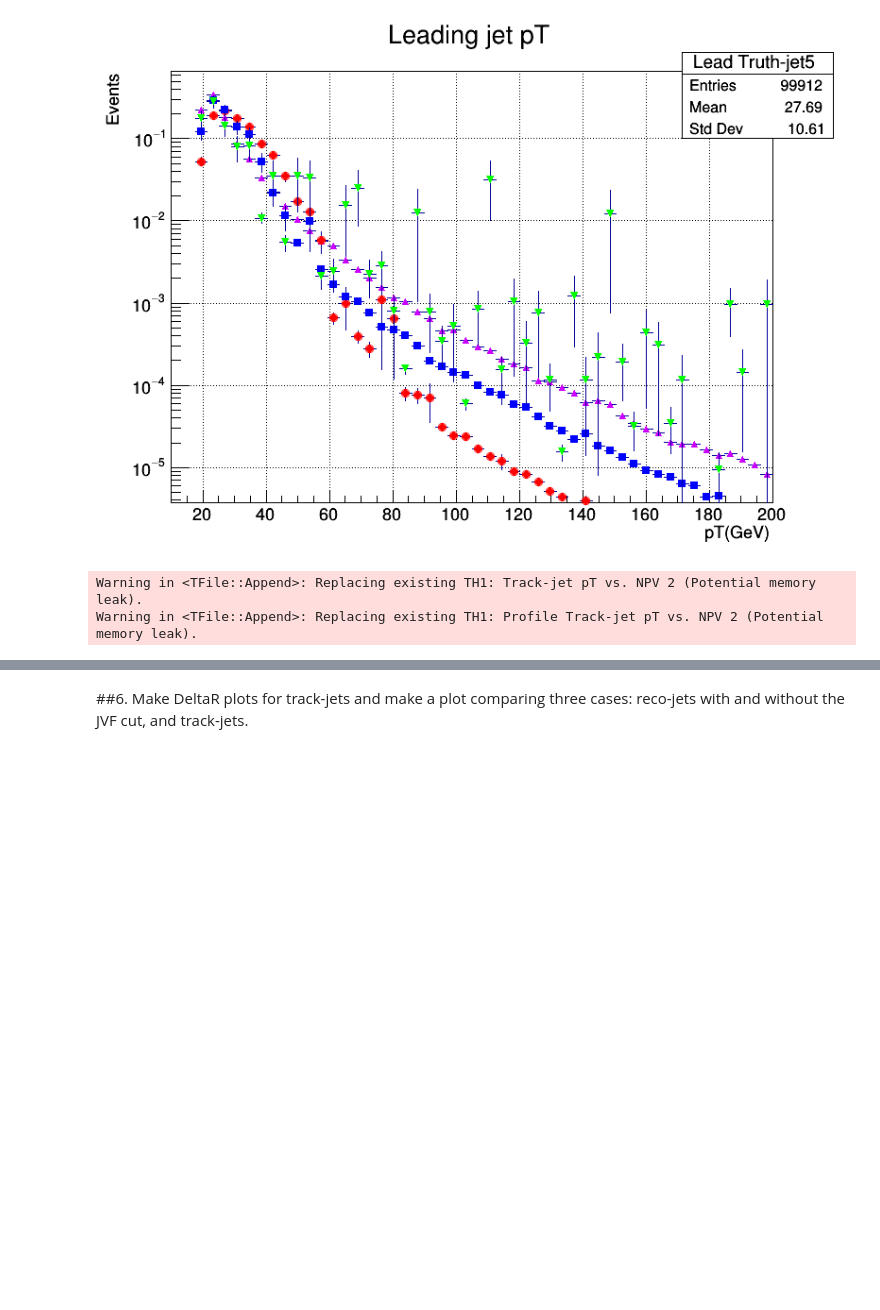
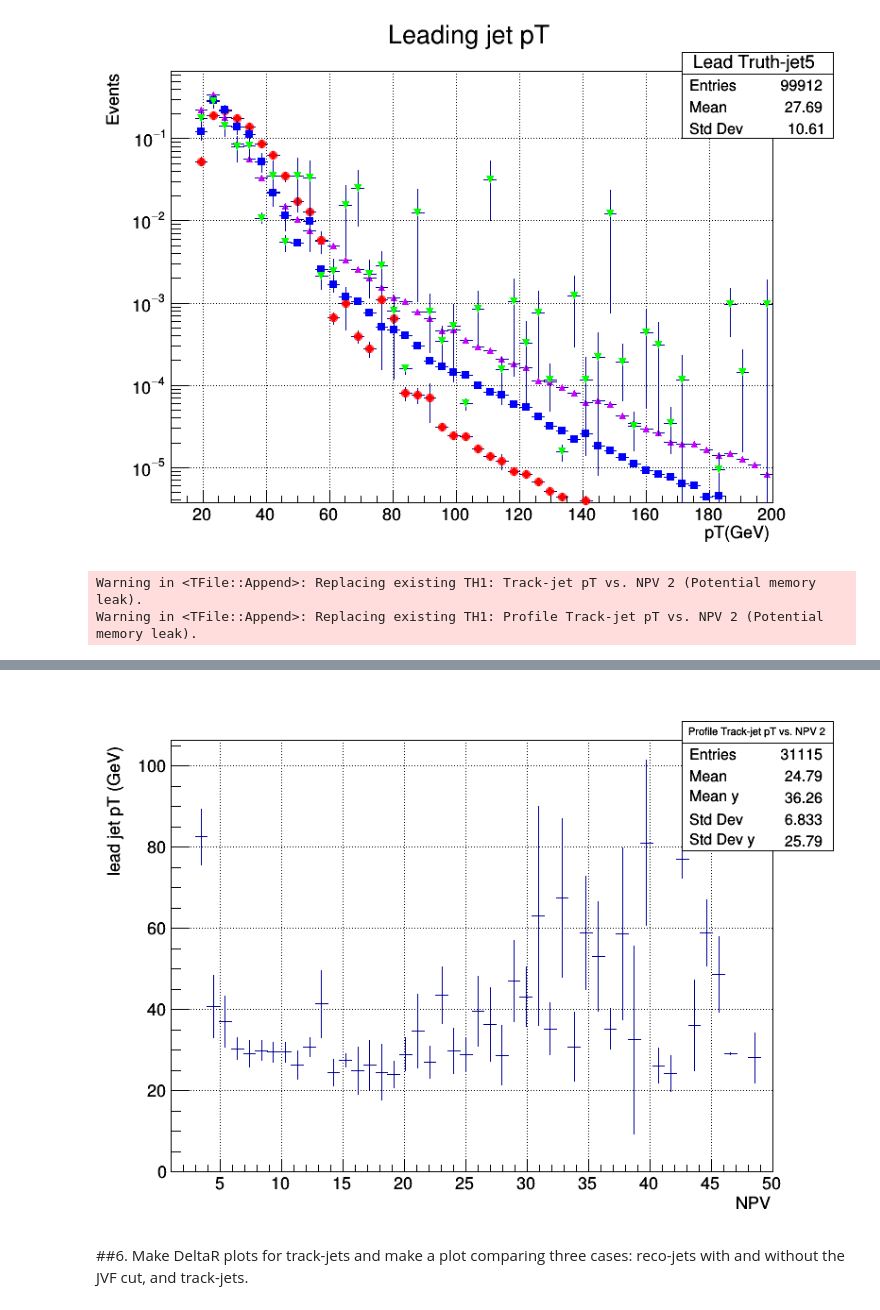
Before and after one commit to cfrc2694/HEP_Exercises, a Jupyter notebook: 02_Jets.ipynb, the cells around one changed output, grey strips where cells are left out. Saved outputs shown, nothing was run; the diff lists cells and outputs as text; code cells hidden in the pictures; blank space fills up the shorter version.

```diff
--- a/02_Jets.ipynb
+++ b/02_Jets.ipynb
@@ -530,2 +537,9 @@ Warning in <TFile::Append>: Replacing existing TH1: Profile Track-jet pT vs. NPV
+# %%
+c3 = TCanvas("C5c","",800,600)
+c3.SetGrid()
+prof_track_jetpt_npv.Draw("COL")
+c3.Draw()
+# %% [output]
+[figure, added]
 # %% [markdown]
 ##6. Make DeltaR plots for track-jets and make a plot comparing three cases: reco-jets with and without the JVF cut, and track-jets.
```
Also changed, not shown: parts of 7 cells of this notebook.
